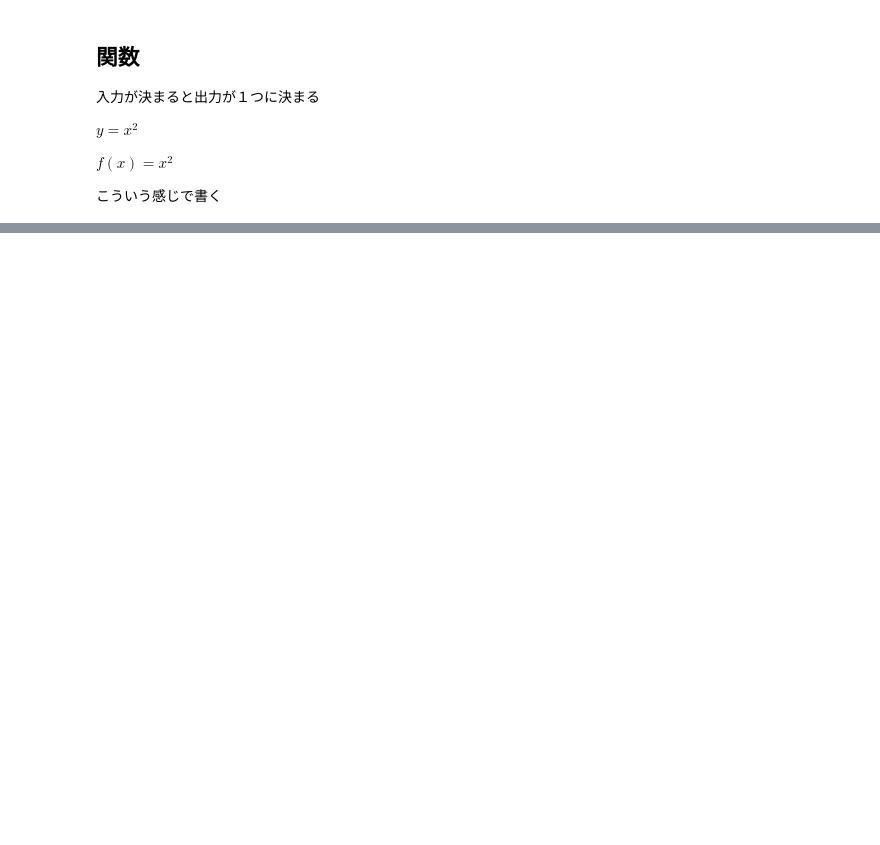
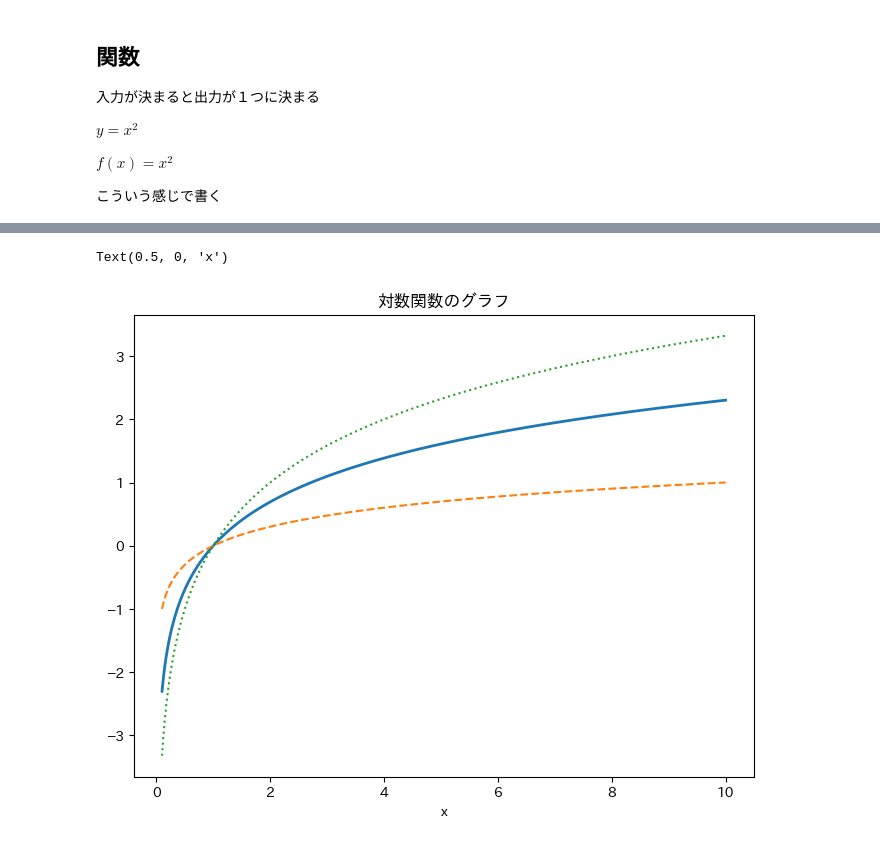
Before and after one commit to yoshikazuito1976/learning_algo, a Jupyter notebook: algoandmath.ipynb, the cells around one changed output, grey strips where cells are left out. Saved outputs shown, nothing was run; the diff lists cells and outputs as text; code cells hidden in the pictures; blank space fills up the shorter version.

```diff
--- a/algoandmath.ipynb
+++ b/algoandmath.ipynb
@@ -34,0 +57,24 @@ plt.show()
+# %%
+import numpy as np
+import matplotlib.pyplot as plt
+import japanize_matplotlib
+
+# x軸の値（対数の定義域：x > 0）
+x = np.linspace(0.1, 10, 400)
+
+# 各種対数関数
+y_ln = np.log(x)          # 自然対数 ln(x)
+y_log10 = np.log10(x)     # 常用対数 log₁₀(x)
+y_log2 = np.log2(x)       # 底2の対数 log₂(x)
+
+# グラフの描画
+plt.figure(figsize=(8, 6))
+plt.plot(x, y_ln, label="ln(x)", linewidth=2)
+plt.plot(x, y_log10, label="log₁₀(x)", linestyle='--')
+plt.plot(x, y_log2, label="log₂(x)", linestyle=':')
+
+plt.title("対数関数のグラフ")
+plt.xlabel("x")
+# %% [output]
+Text(0.5, 0, 'x')
+[figure, added]
```
Also changed, not shown: parts of 4 cells of this notebook.
